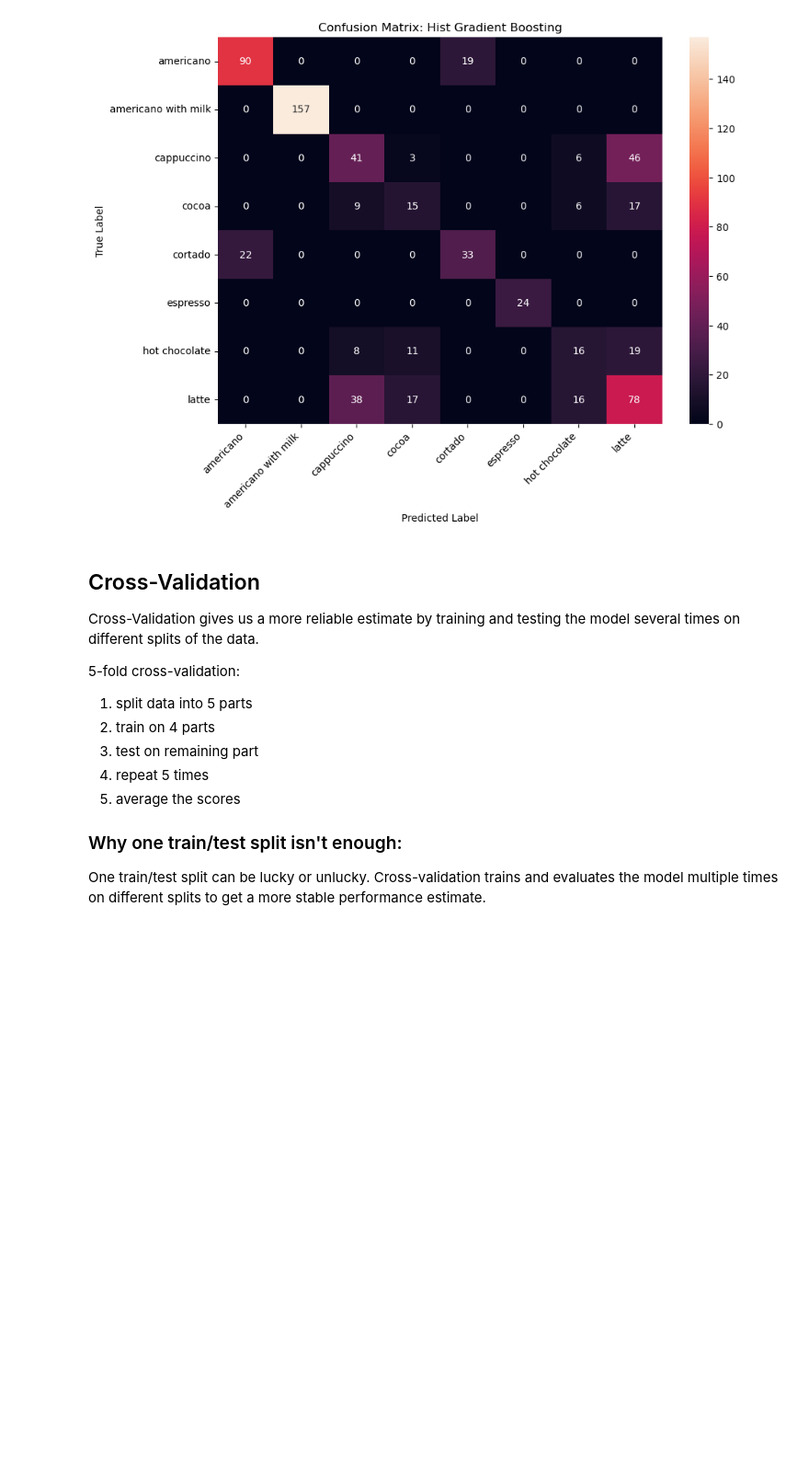
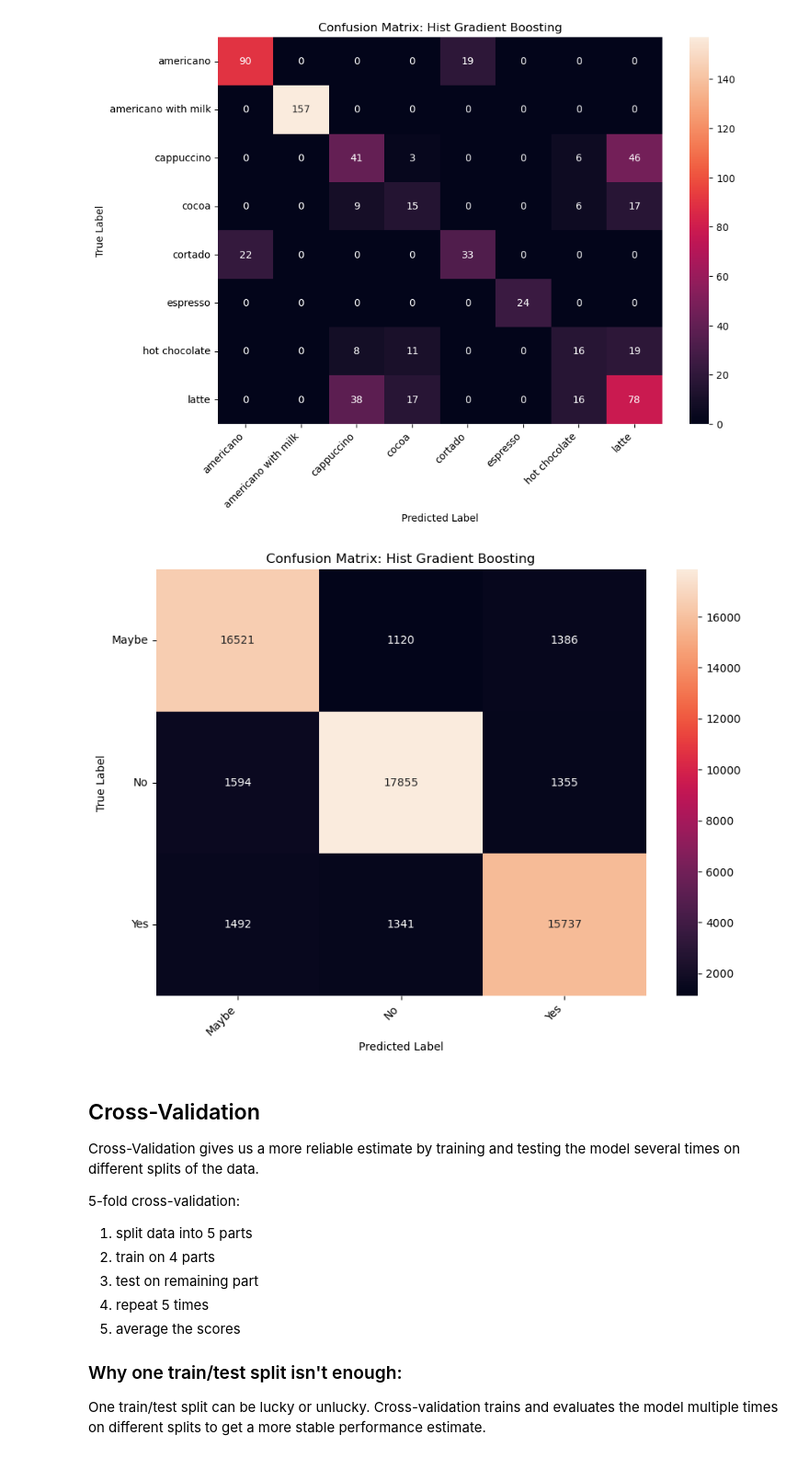
Before and after one commit to jameramellyn/Jamera_Fernando_DSML_primer, a Jupyter notebook: TCG_ML_PRIMER.ipynb, the cells around one changed output. Shown at 92% size. Cells and saved outputs as stored; diff of their text form; code cells hidden in the pictures; blank space fills up the shorter version.

```diff
--- a/TCG_ML_PRIMER.ipynb
+++ b/TCG_ML_PRIMER.ipynb
@@ -1329,3 +1329,9 @@ americano with milk       1.00      1.00      1.00       157
            accuracy                           0.66       691
           macro avg       0.63      0.62      0.63       691
        weighted avg       0.65      0.66      0.66       691
+# %%
+test_preds1 = best_model1.predict(X_test1)
+
+print("Test accuracy:", round(accuracy_score(y_test1, test_preds1), 3))
+print("Classification report:")
+print(classification_report(y_test1, test_preds1))
@@ -1343,6 +1361,20 @@ plt.yticks(rotation=0)
 plt.show()
 # %% [output]
 [figure]
+# %%
+labels1 = sorted(y_test1.unique())
+cm1 = confusion_matrix(y_test1, test_preds1, labels=labels1)
+
+plt.figure(figsize=(10, 7))
+sns.heatmap(cm1, annot=True, fmt="d", xticklabels=labels1, yticklabels=labels1)
+plt.title(f"Confusion Matrix: {best_model_name1}")
+plt.xlabel("Predicted Label")
+plt.ylabel("True Label")
+plt.xticks(rotation=45, ha="right")
+plt.yticks(rotation=0)
+plt.show()
+# %% [output]
+[figure, added]
 # %% [markdown]
 ## Cross-Validation
 
```
Also changed, not shown: parts of 2 cells of this notebook.
